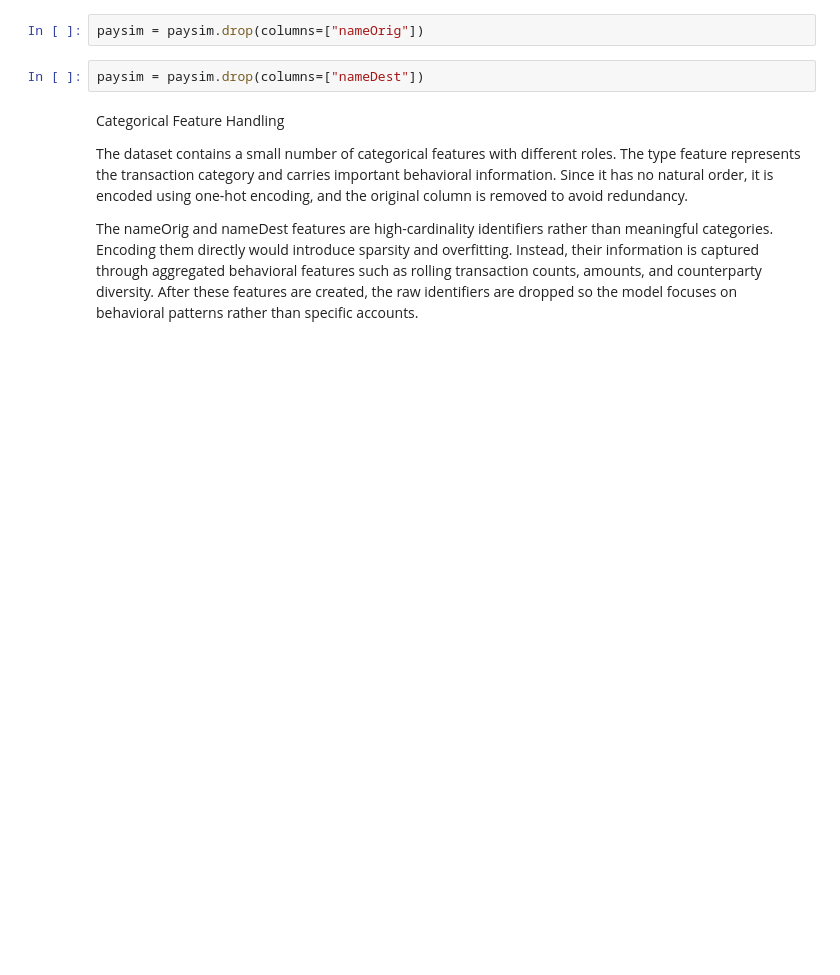
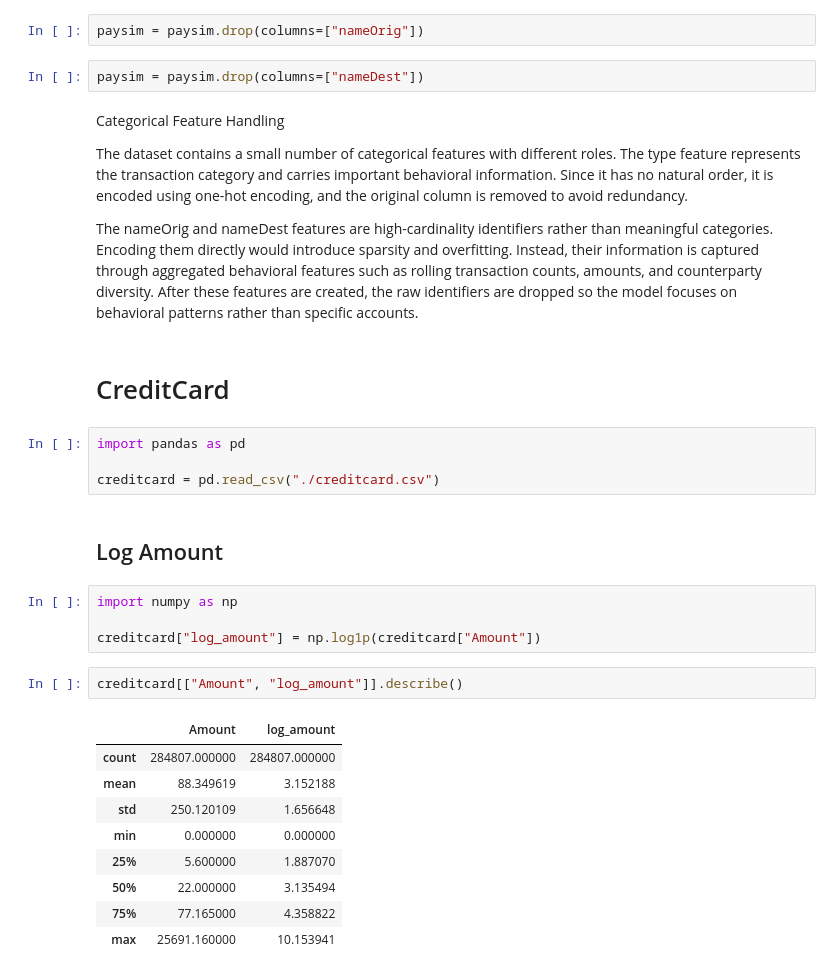
Before and after one commit to thisisehyas/Financial-Fraud-Detection-System, a Jupyter notebook: notebooks/feature_engineering.ipynb, the cells around one changed output. Cells and saved outputs as stored; diff of their text form; blank space fills up the shorter version.

```diff
--- a/notebooks/feature_engineering.ipynb
+++ b/notebooks/feature_engineering.ipynb
@@ -358,3 +358,27 @@ Categorical Feature Handling
 The dataset contains a small number of categorical features with different roles. The type feature represents the transaction category and carries important behavioral information. Since it has no natural order, it is encoded using one-hot encoding, and the original column is removed to avoid redundancy.
 
 The nameOrig and nameDest features are high-cardinality identifiers rather than meaningful categories. Encoding them directly would introduce sparsity and overfitting. Instead, their information is captured through aggregated behavioral features such as rolling transaction counts, amounts, and counterparty diversity. After these features are created, the raw identifiers are dropped so the model focuses on behavioral patterns rather than specific accounts.
+# %% [markdown]
+# CreditCard
+# %%
+import pandas as pd
+
+creditcard = pd.read_csv("./creditcard.csv")
+# %% [markdown]
+## Log Amount
+# %%
+import numpy as np
+
+creditcard["log_amount"] = np.log1p(creditcard["Amount"])
+# %%
+creditcard[["Amount", "log_amount"]].describe()
+# %% [output]
+|  | Amount | log_amount |
+| count | 284807.000000 | 284807.000000 |
+| mean | 88.349619 | 3.152188 |
+| std | 250.120109 | 1.656648 |
+| min | 0.000000 | 0.000000 |
+| 25% | 5.600000 | 1.887070 |
+| 50% | 22.000000 | 3.135494 |
+| 75% | 77.165000 | 4.358822 |
+| max | 25691.160000 | 10.153941 |
```
Also changed, not shown: parts of 4 cells of this notebook.
